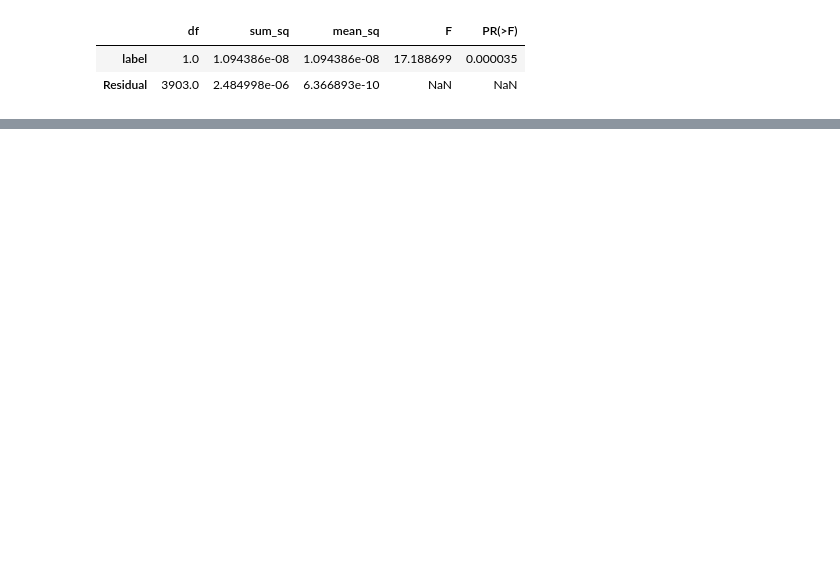
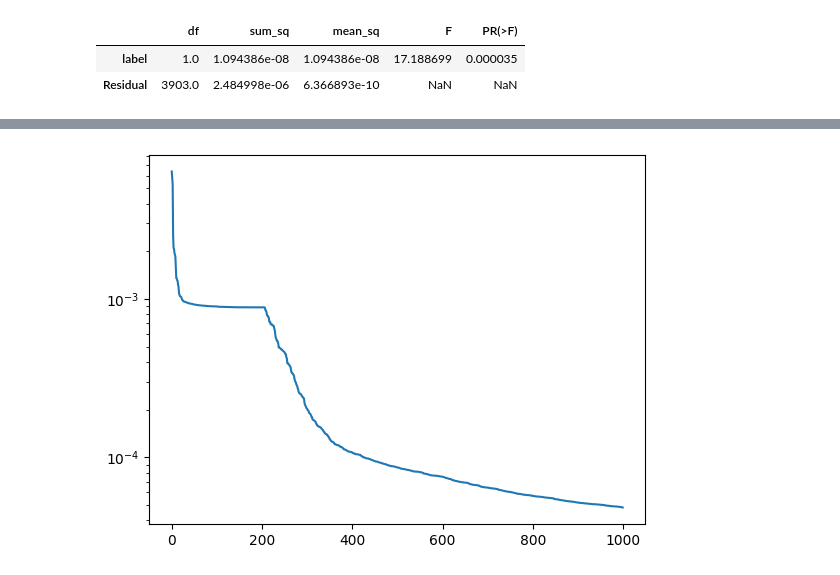
Before and after one commit to PeterCarragher/cc-webgraph, a Jupyter notebook: ranking/ppr_pre_post_plots.ipynb, the cells around one changed output, grey strips where cells are left out. Drawn from its saved outputs; the diff is of its cells as text; code cells hidden in the pictures; blank space fills up the shorter version.

```diff
--- a/ranking/ppr_pre_post_plots.ipynb
+++ b/ranking/ppr_pre_post_plots.ipynb
@@ -108,0 +137,7 @@ Kruskal-Wallis H test p-value: [1.14946585e-260]
+# %%
+import matplotlib.pyplot as plt
+str_discovered_ranks = pd.read_csv('output/exp-ls-str-discover-top.out.sorted', sep='\t', names=cc_rank_cols).head(1000)
+plt.plot(str_discovered_ranks['pagerank_centrality'])
+plt.yscale('log')
+# %% [output]
+[figure, added]
```
Also changed, not shown: parts of 5 cells of this notebook, 4 other files.
